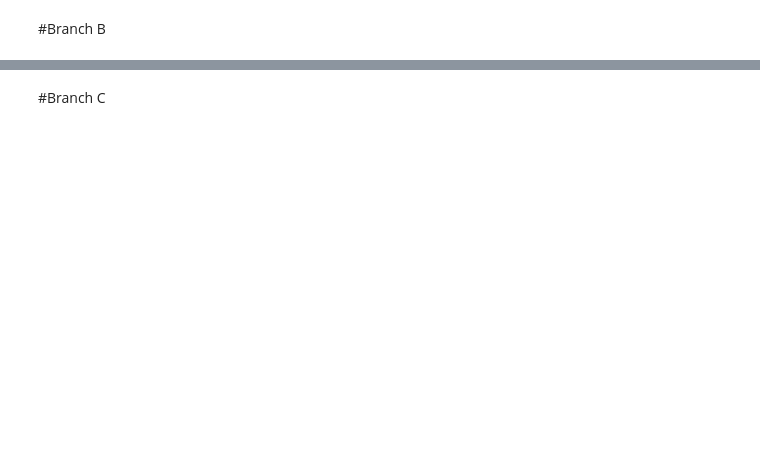
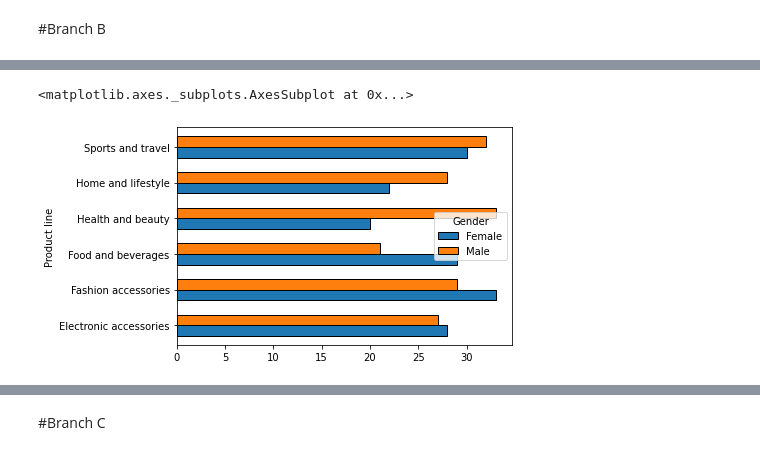
Before and after one commit to HebaAhmedDahab/Projects-, a Jupyter notebook: supermaket_sales.ipynb, the cells around one changed output, grey strips where cells are left out. Cells and saved outputs as stored; diff of their text form; code cells hidden in the pictures; blank space fills up the shorter version.

```diff
--- a/supermaket_sales.ipynb
+++ b/supermaket_sales.ipynb
@@ -252,10 +300,11 @@ plt.show()
 # %%
 #most and less used product
-branch_B['Date'] = pd.to_datetime(branch_B['Date'], errors='coerce')
+
+#using groupby func. to filter the data for each product line and their quantity that have been sold
 quntityb = (branch_B.groupby(['Product line', pd.Grouper(freq='M', key='Date', closed='left')])
              ['Quantity']
              .sum().round(0)
              .unstack(fill_value=0))
-quntityb['total quantity '] = quntityb.iloc[0:].sum(axis=1)
-quntityb.loc['total per month',0:]= quntityb.sum(axis=0)
+quntityb['total quantity '] = quntityb.iloc[0:].sum(axis=1)  #add a row for total quanity for every month
+quntityb.loc['total per month',0:]= quntityb.sum(axis=0)   #add a row for total quanity for every month
 quntityb
@@ -262,8 +321,13 @@ quntityb
 # %%
 #most product line used by males and females
+
+#using pivot table func. to filter the data for each product line and their quantity that have been sold and who most bought it
 per_gender_b = pd.pivot_table(branch_B, values='Quantity', index=['Product line'],
                     columns=['Gender'], aggfunc='count')
-per_gender_b.plot.bar(width =0.6, edgecolor = 'black')
+per_gender_b.plot.barh(width =0.6, edgecolor = 'black') #visulaizing the pivot table
+# %% [output]
+<matplotlib.axes._subplots.AxesSubplot at 0x...>
+[figure, added]
 # %%
 #most used product line
 slices = branch_B.groupby(['Product line'])['Quantity'].sum()
```
Also changed, not shown: parts of 36 cells of this notebook.
